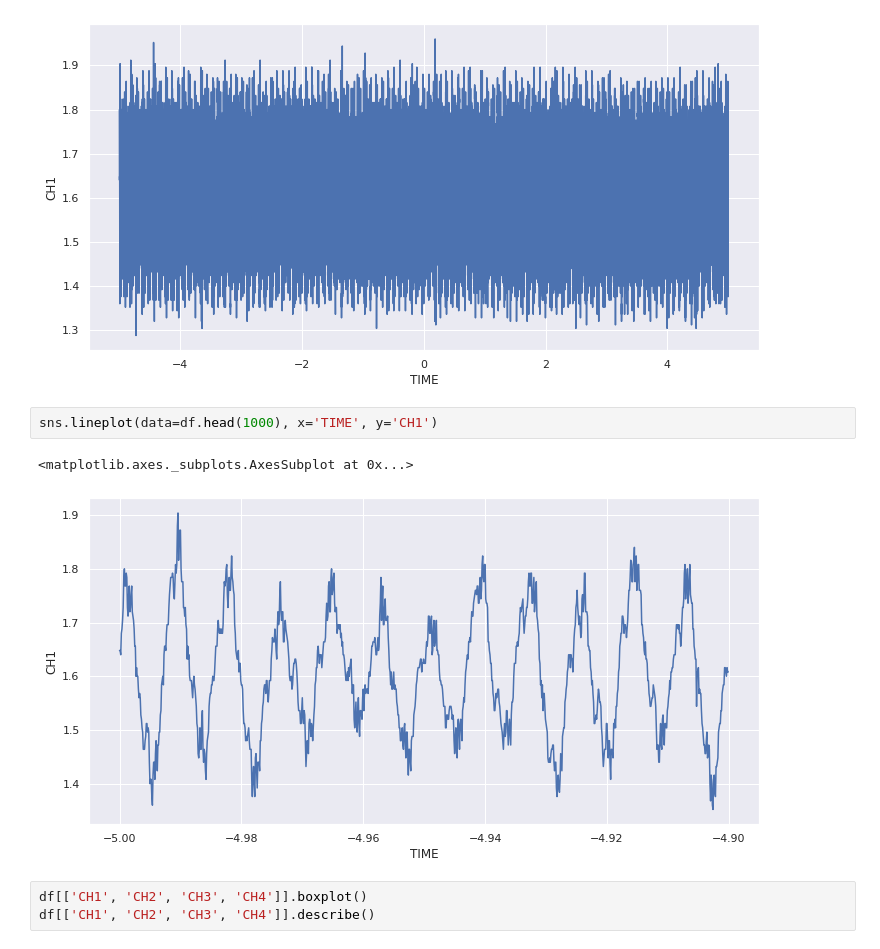
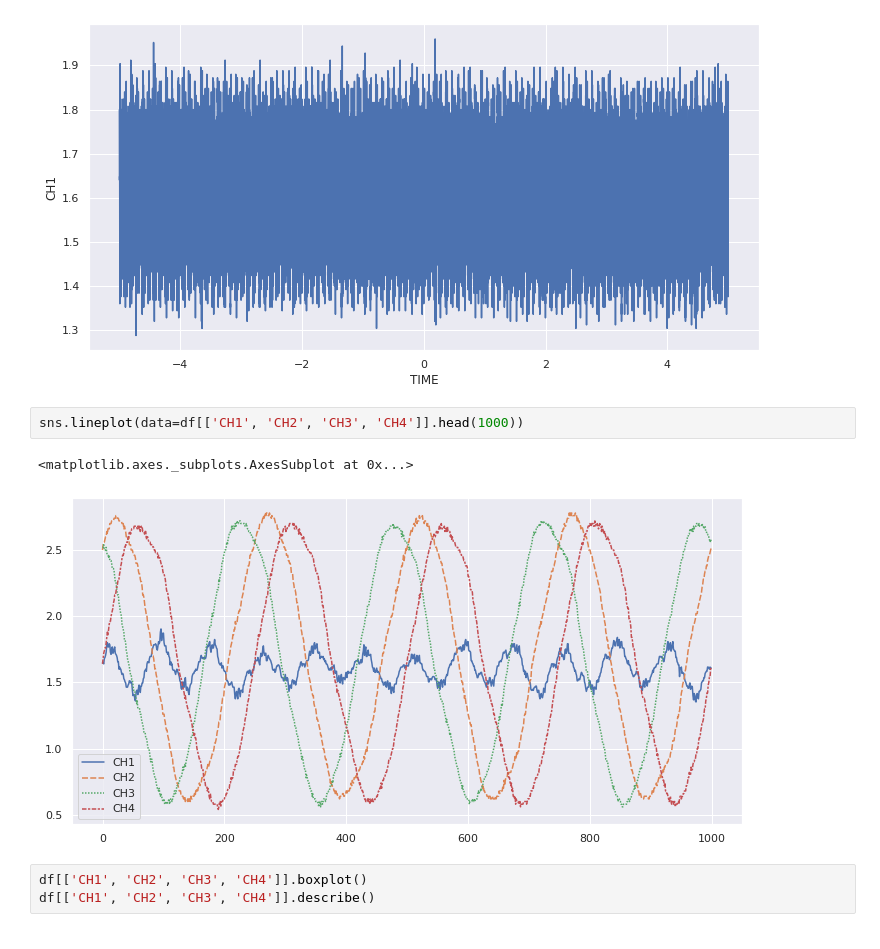
Before and after one commit to newtmagalhaes/Machine-Learning, a Jupyter notebook: ML/f03-MIT-fluxo/01-data.ipynb, the cells around one changed output. Drawn from its saved outputs; the diff is of its cells as text.

```diff
--- a/ML/f03-MIT-fluxo/01-data.ipynb
+++ b/ML/f03-MIT-fluxo/01-data.ipynb
@@ -49,10 +49,10 @@ sns.lineplot(data=df, x='TIME', y='CH1')
 <matplotlib.axes._subplots.AxesSubplot at 0x...>
 [figure]
 # %%
-sns.lineplot(data=df.head(1000), x='TIME', y='CH1')
+sns.lineplot(data=df[['CH1', 'CH2', 'CH3', 'CH4']].head(1000))
 # %% [output]
 <matplotlib.axes._subplots.AxesSubplot at 0x...>
-[figure, old version]
+[figure, new version]
 # %%
 df[['CH1', 'CH2', 'CH3', 'CH4']].boxplot()
 df[['CH1', 'CH2', 'CH3', 'CH4']].describe()
```
